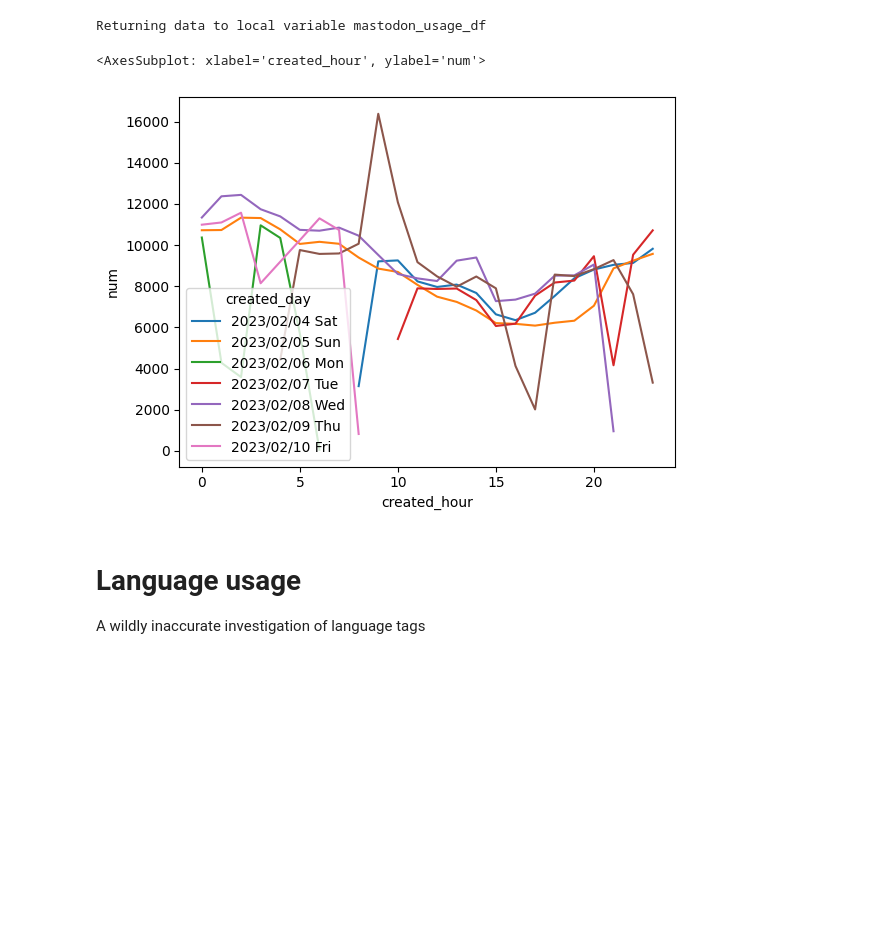
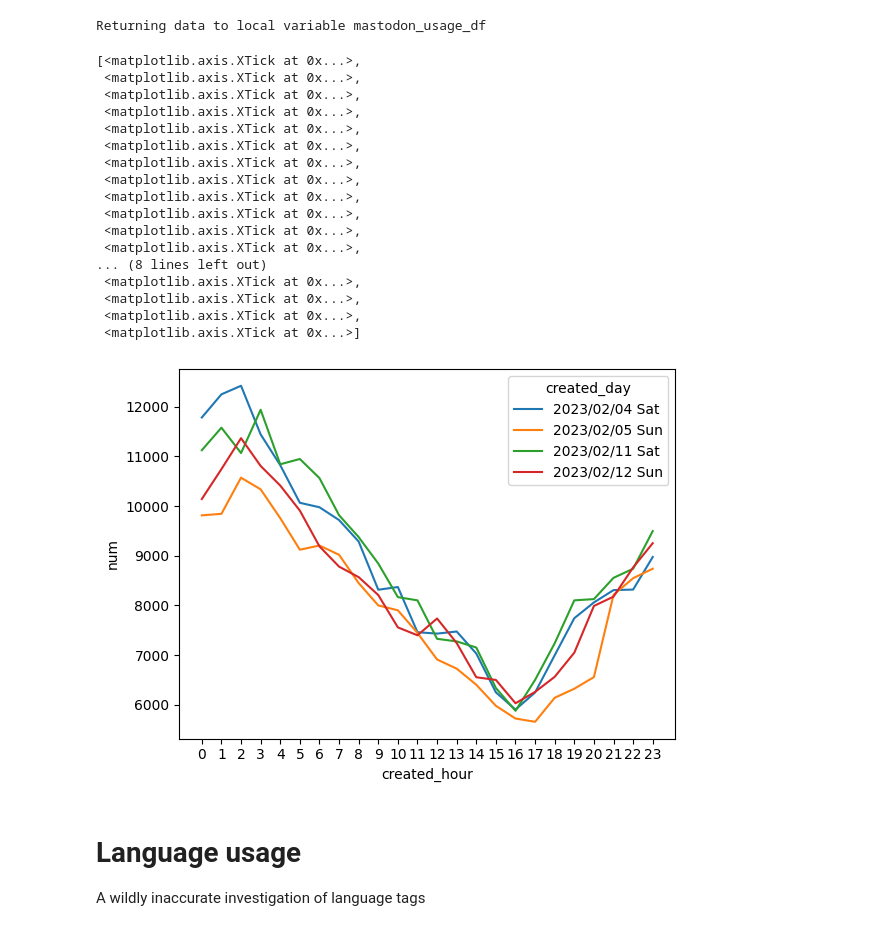
Before and after one commit to saubury/mastodon-stream, a Jupyter notebook: notebooks/mastodon-analysis.ipynb, the cells around one changed output. Cells and saved outputs as stored; diff of their text form; code cells hidden in the pictures; blank space fills up the shorter version.

```diff
--- a/notebooks/mastodon-analysis.ipynb
+++ b/notebooks/mastodon-analysis.ipynb
@@ -182,10 +161,27 @@ order by 1,2
 Returning data to local variable mastodon_usage_df
 # %%
 # sns.lineplot(data=mastodon_usage_df, x="created_hour", y="num")
-sns.lineplot(data=mastodon_usage_df, x="created_hour", y="num", hue="created_day")
+df = mastodon_usage_df[mastodon_usage_df['created_day'].isin(['2023/02/04 Sat', '2023/02/05 Sun', '2023/02/11 Sat', '2023/02/12 Sun'] ) ]
+sns.lineplot(data=df  , x="created_hour", y="num", hue="created_day").set_xticks(range(24))
 # %% [output]
-<AxesSubplot: xlabel='created_hour', ylabel='num'>
+[<matplotlib.axis.XTick at 0x...>,
+ <matplotlib.axis.XTick at 0x...>,
+ <matplotlib.axis.XTick at 0x...>,
+ <matplotlib.axis.XTick at 0x...>,
+ <matplotlib.axis.XTick at 0x...>,
+ <matplotlib.axis.XTick at 0x...>,
+ <matplotlib.axis.XTick at 0x...>,
+ <matplotlib.axis.XTick at 0x...>,
+ <matplotlib.axis.XTick at 0x...>,
+ <matplotlib.axis.XTick at 0x...>,
+ <matplotlib.axis.XTick at 0x...>,
+ <matplotlib.axis.XTick at 0x...>,
+... (8 lines left out)
+ <matplotlib.axis.XTick at 0x...>,
+ <matplotlib.axis.XTick at 0x...>,
+ <matplotlib.axis.XTick at 0x...>,
+ <matplotlib.axis.XTick at 0x...>]
-[figure, old version]
+[figure, new version]
 # %% [markdown]
 # Language usage
 A wildly inaccurate investigation of language tags
```
Also changed, not shown: parts of 9 cells of this notebook, 8 other files.
